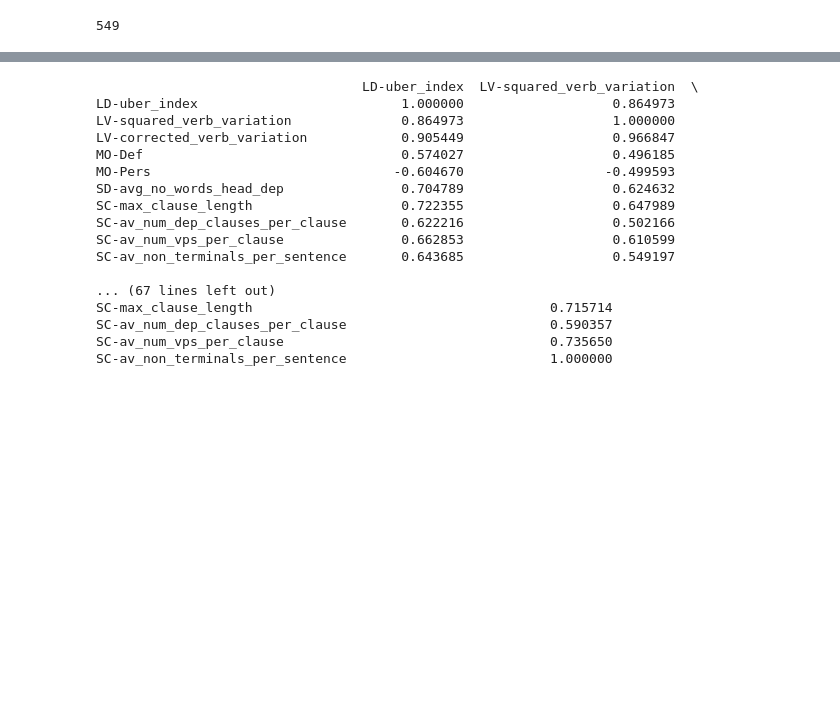
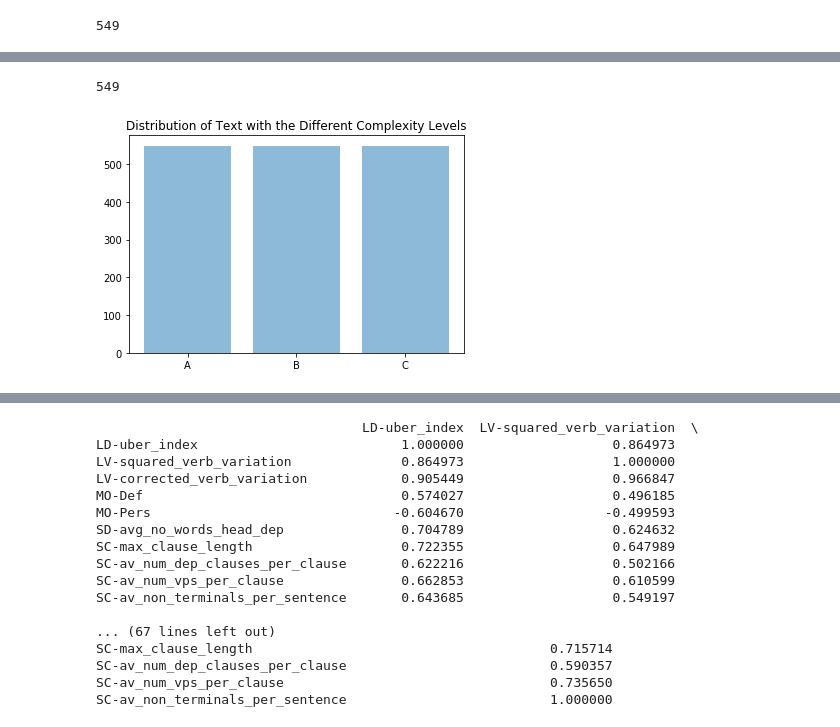
Before and after one commit to soerenetler/TextDifficultyAssessmentGerman, a Jupyter notebook: 11_Visualisations.ipynb, the cells around one changed output, grey strips where cells are left out. Drawn from its saved outputs; the diff is of its cells as text; code cells hidden in the pictures; blank space fills up the shorter version.

```diff
--- a/11_Visualisations.ipynb
+++ b/11_Visualisations.ipynb
@@ -79,0 +84,11 @@ SE_ratioSpellingErrorsWithoutCorrection
+# %%
+df_count= df['newLevel'].value_counts()
+print(df_count[2])
+
+plt.bar(df_count.index.values, df_count, align='center', alpha=0.5)
+plt.title("Distribution of Text with the Different Complexity Levels")
+
+plt.show()
+# %% [output]
+549
+[figure, added]
```
Also changed, not shown: parts of 24 cells of this notebook, 8 other files.
